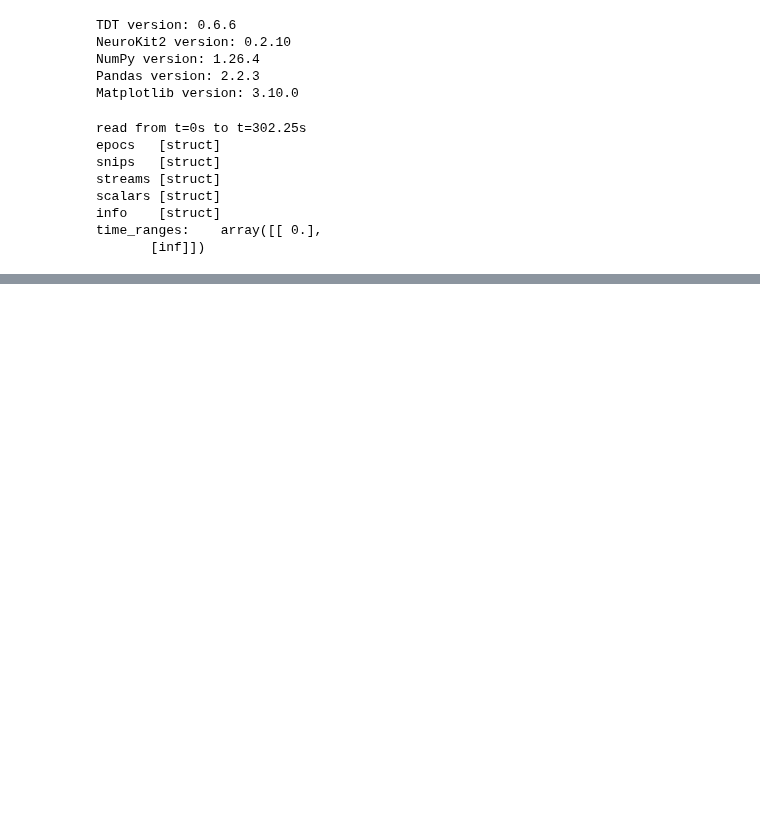
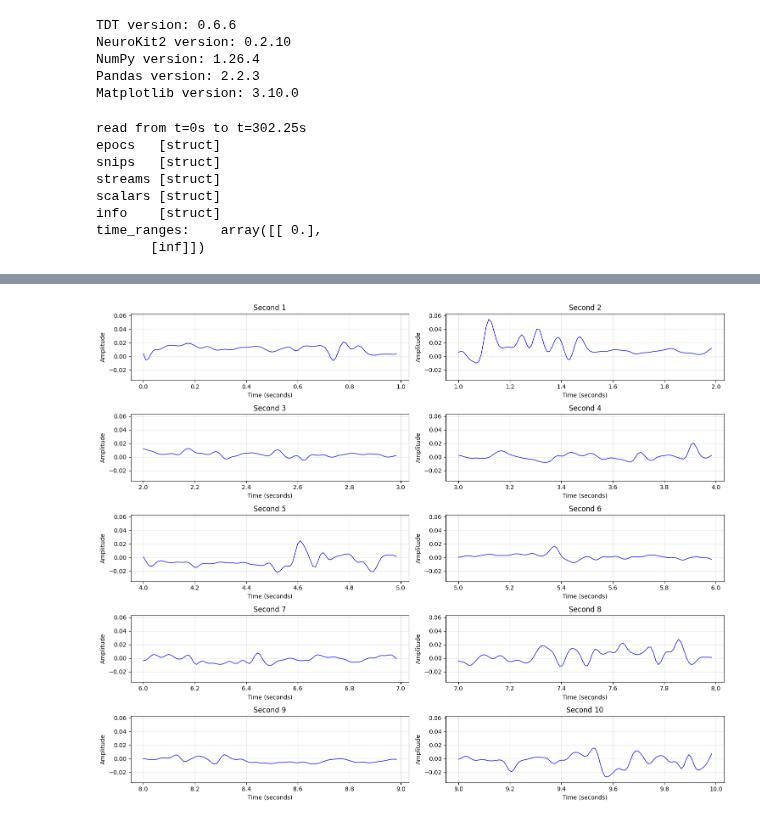
Before and after one commit to padillacoreanolab/respiratory_pilot, a Jupyter notebook: ten_second_analysis.ipynb, the cells around one changed output, grey strips where cells are left out. Drawn from its saved outputs; the diff is of its cells as text; code cells hidden in the pictures; blank space fills up the shorter version.

```diff
--- a/ten_second_analysis.ipynb
+++ b/ten_second_analysis.ipynb
@@ -44,0 +99,8 @@ print(f"snips data: {cagemate.snips.keys()}")
+# %%
+import resp_plotting
+import importlib
+importlib.reload(resp_plotting)
+
+resp_plotting.plot_respiratory_data_by_second(rsp_cleaned, fs, start_time)
+# %% [output]
+[figure, added]
```
Also changed, not shown: parts of 6 cells of this notebook.
